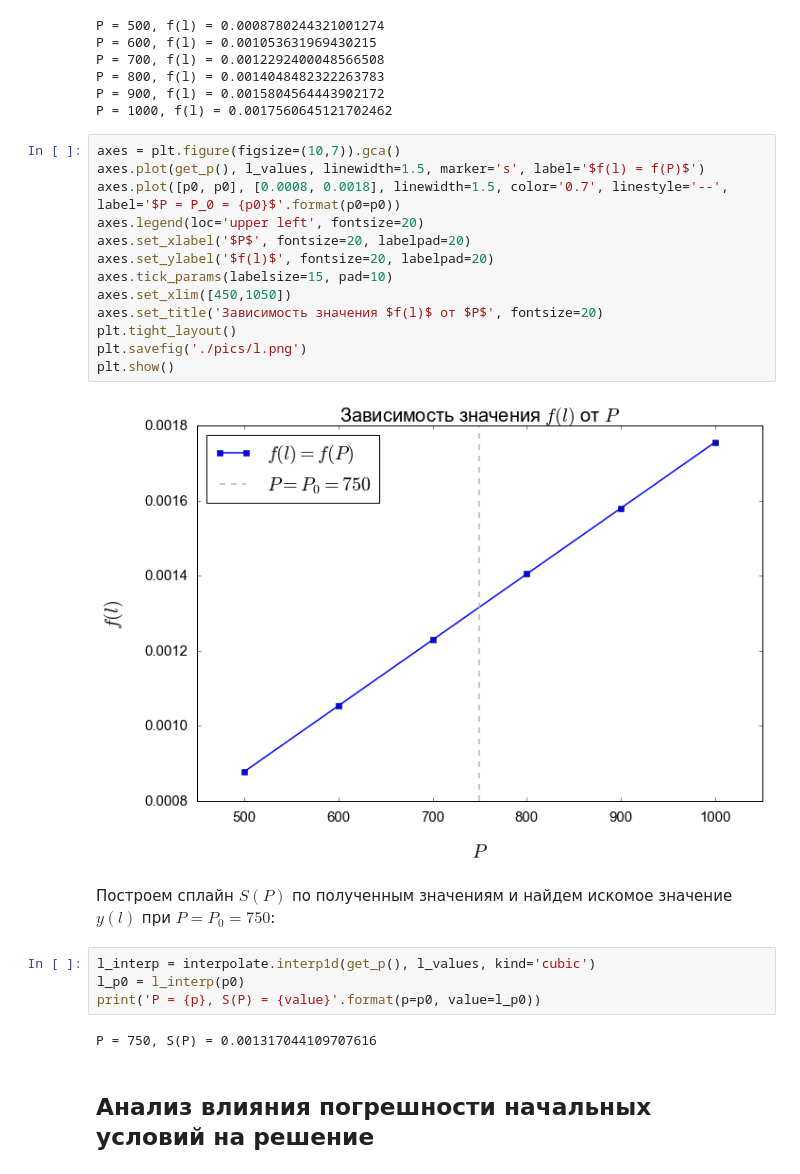
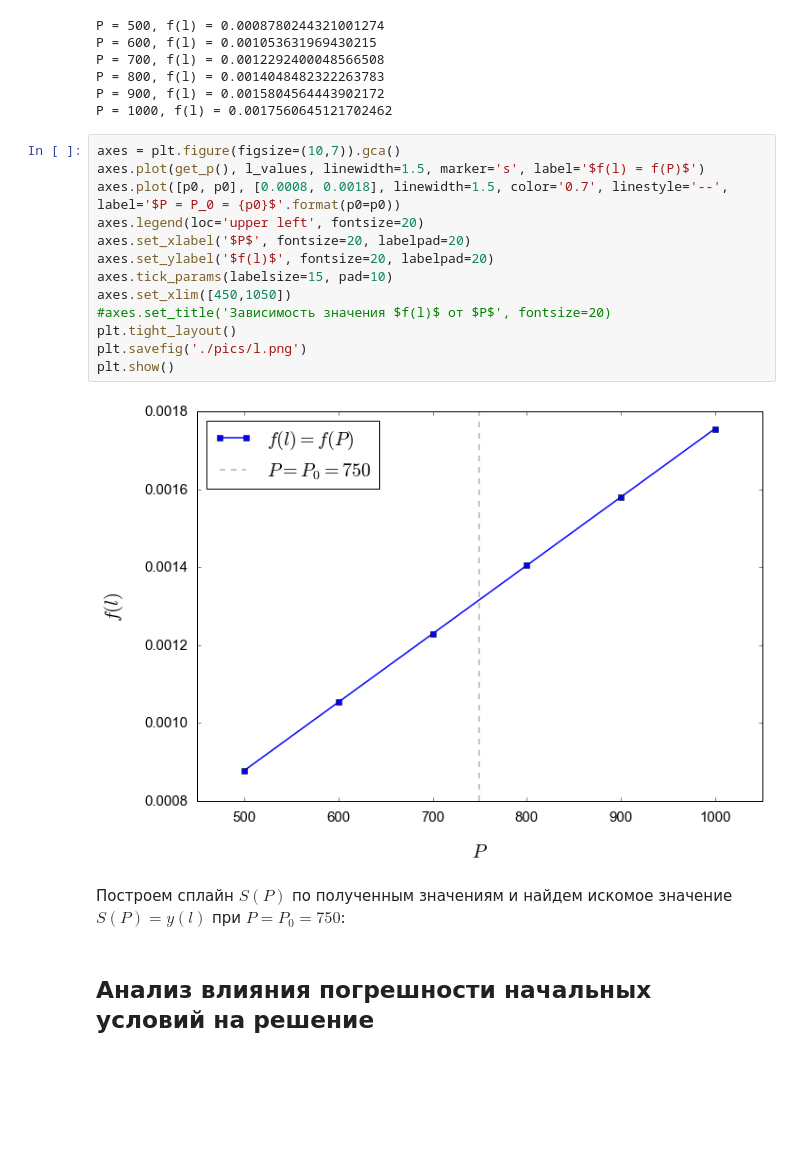
Before and after one commit to vaddya/computational-math, a Jupyter notebook: coursework/coursework.ipynb, the cells around one changed output. Cells and saved outputs as stored; diff of their text form; blank space fills up the shorter version.

```diff
--- a/coursework/coursework.ipynb
+++ b/coursework/coursework.ipynb
@@ -213,26 +222,20 @@ P = 1000, f(l) = 0.0017560645121702462
 # %%
 axes = plt.figure(figsize=(10,7)).gca()
 axes.plot(get_p(), l_values, linewidth=1.5, marker='s', label='$f(l) = f(P)$')
 axes.plot([p0, p0], [0.0008, 0.0018], linewidth=1.5, color='0.7', linestyle='--', label='$P = P_0 = {p0}$'.format(p0=p0))
 axes.legend(loc='upper left', fontsize=20)
 axes.set_xlabel('$P$', fontsize=20, labelpad=20)
 axes.set_ylabel('$f(l)$', fontsize=20, labelpad=20)
 axes.tick_params(labelsize=15, pad=10)
 axes.set_xlim([450,1050])
-axes.set_title('Зависимость значения $f(l)$ от $P$', fontsize=20)
+#axes.set_title('Зависимость значения $f(l)$ от $P$', fontsize=20)
 plt.tight_layout()
 plt.savefig('./pics/l.png')
 plt.show()
 # %% [output]
-[figure, old version]
+[figure, new version]
 # %% [markdown]
-Построем сплайн $S(P)$ по полученным значениям и найдем искомое значение $y(l)$ при $P = P_0 = 750$:
+Построем сплайн $S(P)$ по полученным значениям и найдем искомое значение $S(P) = y(l)$ при $P = P_0 = 750$:
-# %%
-l_interp = interpolate.interp1d(get_p(), l_values, kind='cubic')
-l_p0 = l_interp(p0)
-print('P = {p}, S(P) = {value}'.format(p=p0, value=l_p0))
-# %% [output]
-P = 750, S(P) = 0.001317044109707616
 # %% [markdown]
 ## Анализ влияния погрешности начальных условий на решение
 # %% [markdown]
```
Also changed, not shown: parts of 16 cells of this notebook, 8 other files.
